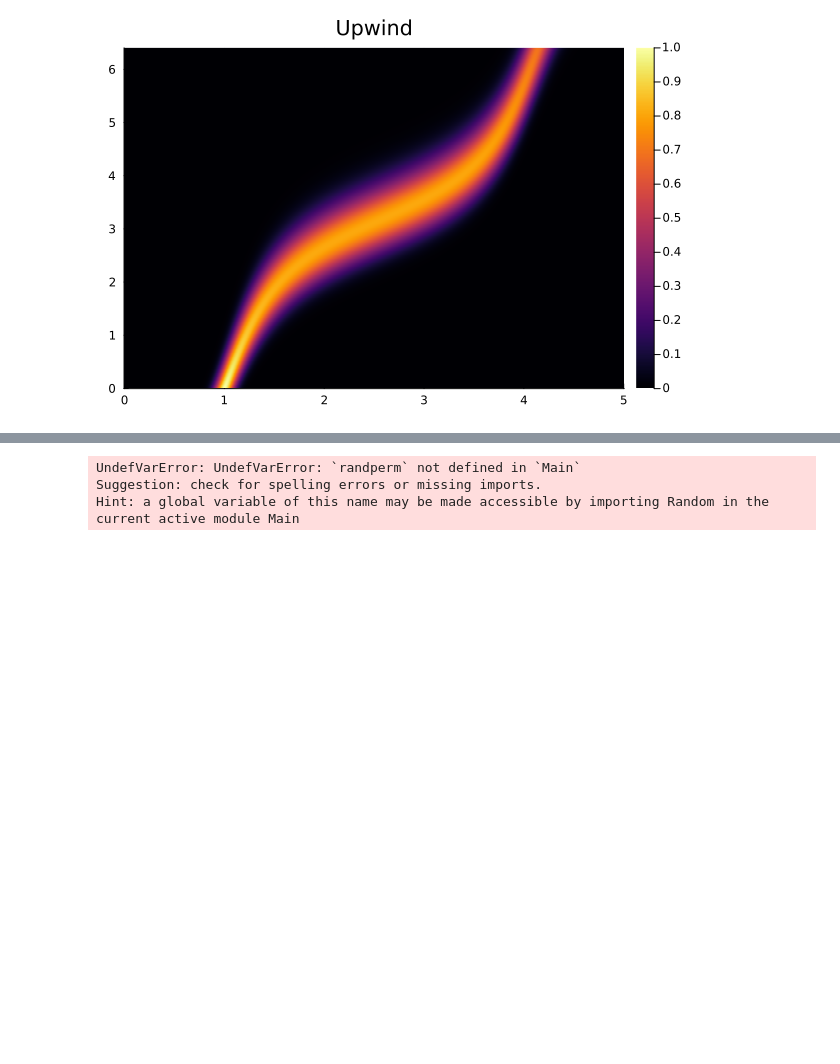
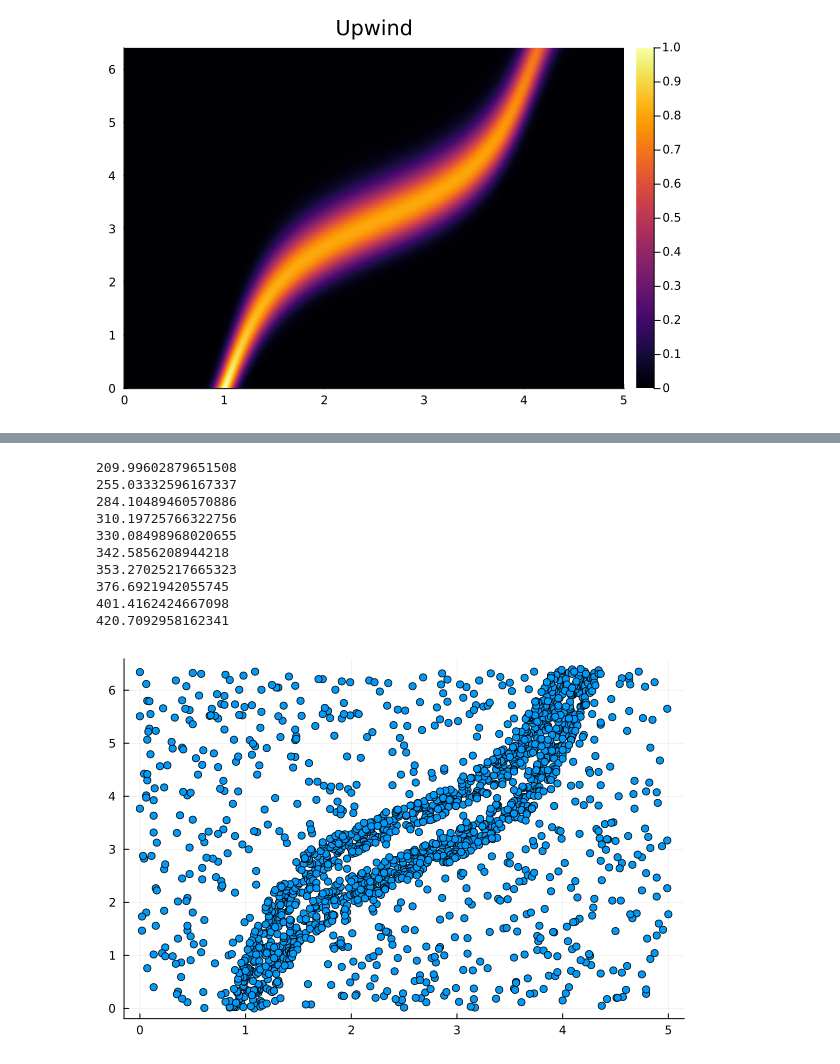
Before and after one commit to LabFluid/SHOPDEPINN, a Jupyter notebook: NovasIdeias/DerivadasAproximadas.ipynb, the cells around one changed output, grey strips where cells are left out. Saved outputs shown, nothing was run; the diff lists cells and outputs as text; code cells hidden in the pictures; blank space fills up the shorter version.

```diff
--- a/NovasIdeias/DerivadasAproximadas.ipynb
+++ b/NovasIdeias/DerivadasAproximadas.ipynb
@@ -99,8 +99,8 @@ Dados
  4.99  6.4  7.23744e-7   2.43342e-10
  5.0   6.4  6.115e-7     1.7052e-10
 # %%
-n_dados = 50000
-n_trocados = 15000
+n_dados = 2000
+n_trocados = 750
 
 # Pegando n_dados linhas de Dados
 indices_sorteados = randperm(length(u))[1:n_dados]
@@ -134,6 +134,13 @@ for i = 1:10
     Dados_N_sorteados = Dados_N_sorteados[setdiff(1:end, indices_novos), :]
 end
 # %% [output]
-UndefVarError: UndefVarError: `randperm` not defined in `Main`
-Suggestion: check for spelling errors or missing imports.
-Hint: a global variable of this name may be made accessible by importing Random in the current active module Main
+209.99602879651508
+255.03332596167337
+284.10489460570886
+310.19725766322756
+330.08498968020655
+342.5856208944218
+353.27025217665323
+376.6921942055745
+401.4162424667098
+420.7092958162341
@@ -144,0 +147,8 @@ save("Upwind_Dados_grad.jld", "D", D)
+# %%
+let
+    x = Dados_sorteados[:,1]
+    t = Dados_sorteados[:,2]
+    scatter(x, t, legend=false)
+end
+# %% [output]
+[figure, added]
```
Also changed, not shown: parts of 4 cells of this notebook.
